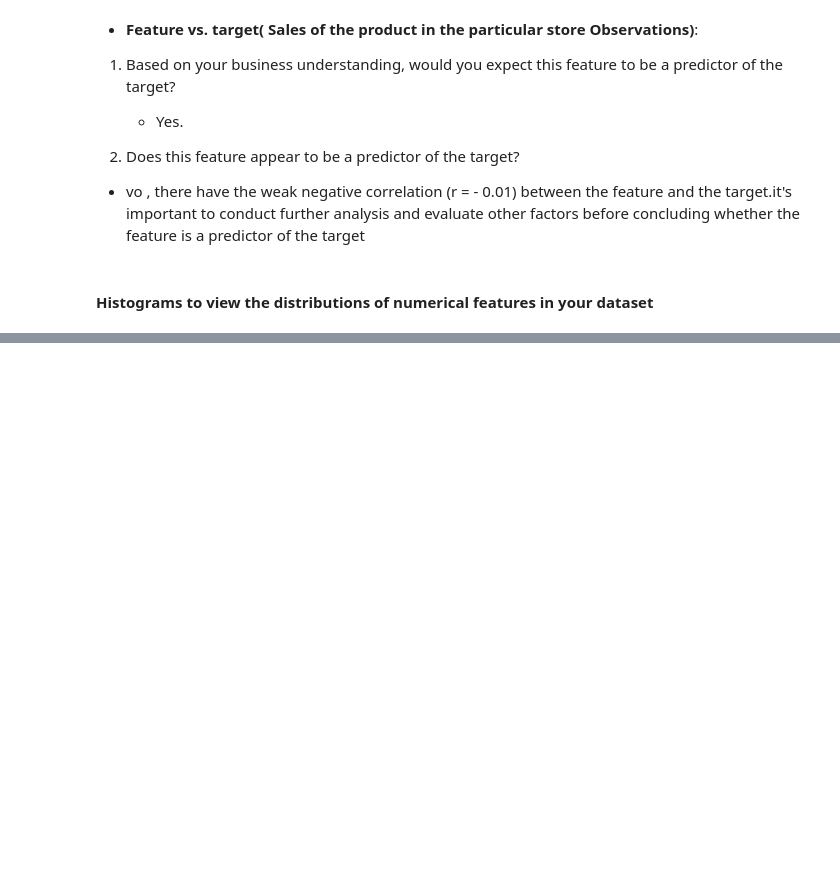
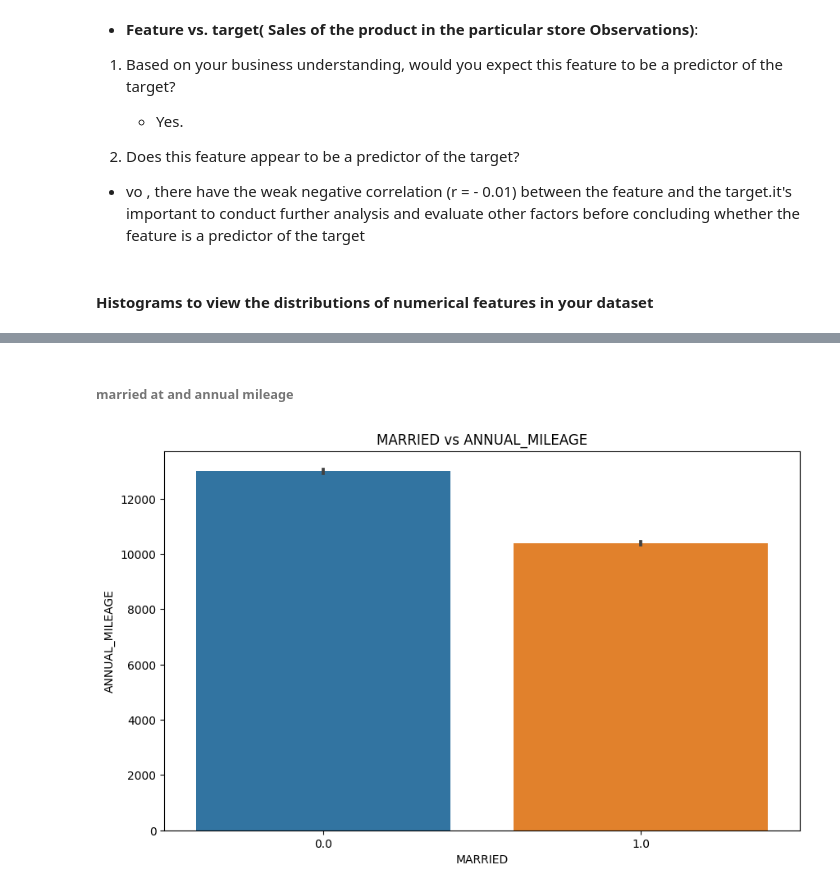
Before and after one commit to Lidivinekeng/-insurance-outcome-Project-02, a Jupyter notebook: project_02_insurance_Lidivine_Kengne_.ipynb, the cells around one changed output, grey strips where cells are left out. Cells and saved outputs as stored; diff of their text form; code cells hidden in the pictures; blank space fills up the shorter version.

```diff
--- a/project_02_insurance_Lidivine_Kengne_.ipynb
+++ b/project_02_insurance_Lidivine_Kengne_.ipynb
@@ -1907,0 +1922,16 @@ ax.set_title('statistical summaries of numerical');
+# %% [markdown]
+###### **married at and annual mileage**
+# %%
+# Create a bar plot to visualize the relationship between married at and annual mileage
+plt.figure(figsize=(10, 6))
+sns.barplot(x='MARRIED', y='ANNUAL_MILEAGE', data=df)
+
+# Customize the plot (optional)
+plt.title('MARRIED vs ANNUAL_MILEAGE'),
+plt.xlabel('MARRIED')
+plt.ylabel('ANNUAL_MILEAGE')
+
+# Show the plot
+plt.show()
+# %% [output]
+[figure, added]
```
Also changed, not shown: parts of 39 cells of this notebook.
